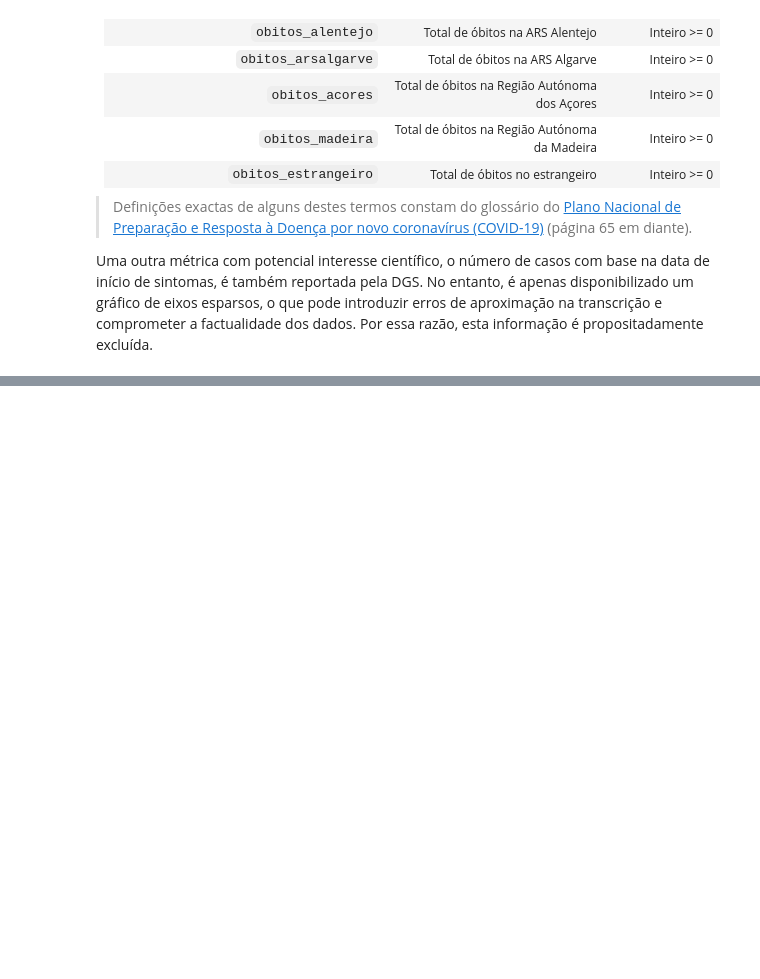
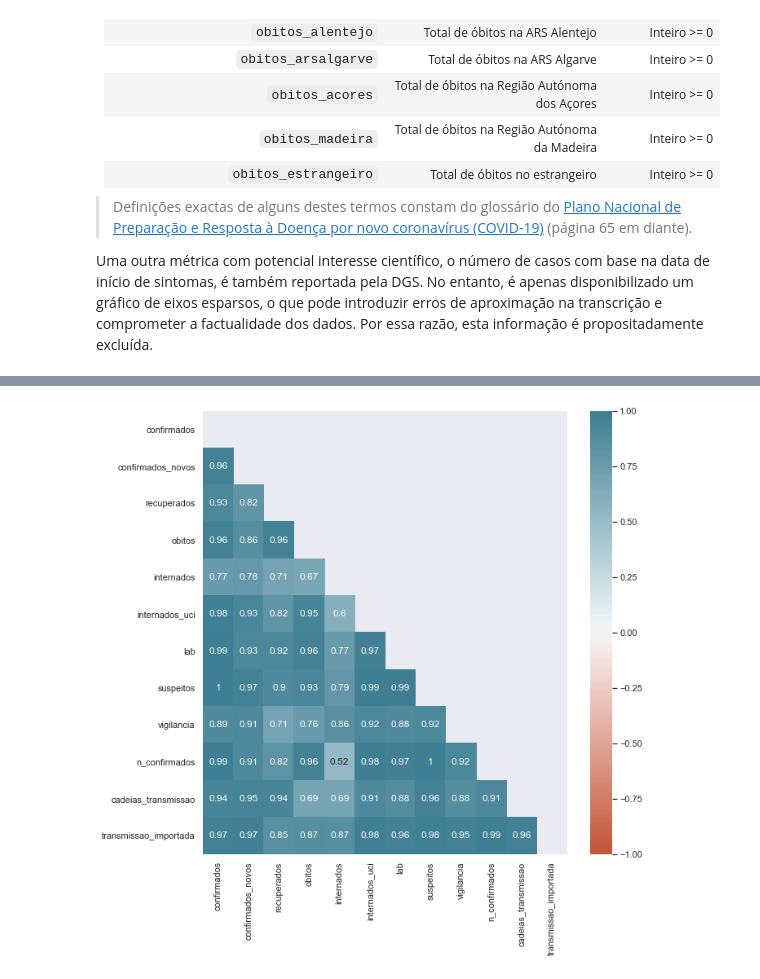
Before and after one commit to duarteharris/covid19pt-data, a Jupyter notebook: covid19pt.ipynb, the cells around one changed output, grey strips where cells are left out. Cells and saved outputs as stored; diff of their text form; code cells hidden in the pictures; blank space fills up the shorter version.

```diff
--- a/covid19pt.ipynb
+++ b/covid19pt.ipynb
@@ -142,7 +194,7 @@ covid_pt.columns
 # %%
-# dropping all columns except "data", "data_dados", "confirmados"... (etc), since I'm not
-# interested in these info at this moment, for the purpose of this study
-covid19_pt = covid_pt.filter(['data', 'data_dados', 'confirmados', 'confirmados_novos',
-                           'recuperados', 'obitos', 'internados', 'internados_uci', 'lab',
-                           'suspeitos', 'vigilancia', 'n_confirmados', 'cadeias_transmissao',
-                           'transmissao_importada'])
+# dropping all columns except the ones below, since I'm not interested in this info for the
+# purpose of this study
+covid19_pt = covid_pt.filter(['confirmados', 'confirmados_novos', 'recuperados', 'obitos',
+                              'internados', 'internados_uci', 'lab', 'suspeitos',
+                              'vigilancia', 'n_confirmados', 'cadeias_transmissao',
+                              'transmissao_importada'])
@@ -158,3 +233,0 @@ covid19_pt.tail()
-# %%
-# chaging the Date Series into datetime
-covid19_pt[["data", "data_dados"]] = covid19_pt[["data", "data_dados"]].apply(pd.to_datetime)
@@ -167,6 +247,22 @@ round(covid19_pt.describe(), 2)
-# %%
-# since "data" and "data_dados" have essentially the same information, I'm dropping
-# "data_dados"
-covid19_pt.drop("data_dados", axis = 1, inplace = True)
+# %%
+# checking for simple correlations
+# correlation matrix to prepare the heatmap
+corr_matrix = covid19_pt.corr()
+# %%
+# creating the heatmap
+# setting the style
+sns.set("notebook")
+
+# Generating a mask for the upper triangle
+mask = np.triu(np.ones_like(corr_matrix, dtype = np.bool))
+
+# plotting
+fig, ax = plt.subplots(figsize = (10, 10))
+with sns.axes_style("white"):
+    p2 = sns.heatmap(corr_matrix, mask = mask, square = True, fmt = "0.2g", vmin = -1,
+                     vmax = 1, center = 0, cmap = sns.diverging_palette(20, 220, n = 200),
+                     annot = True)
+# %% [output]
+[figure, added]
 # %%
 # documentation says: n_confirmados == "Número de casos cuja suspeita de infecção não se
```
Also changed, not shown: parts of 18 cells of this notebook.
